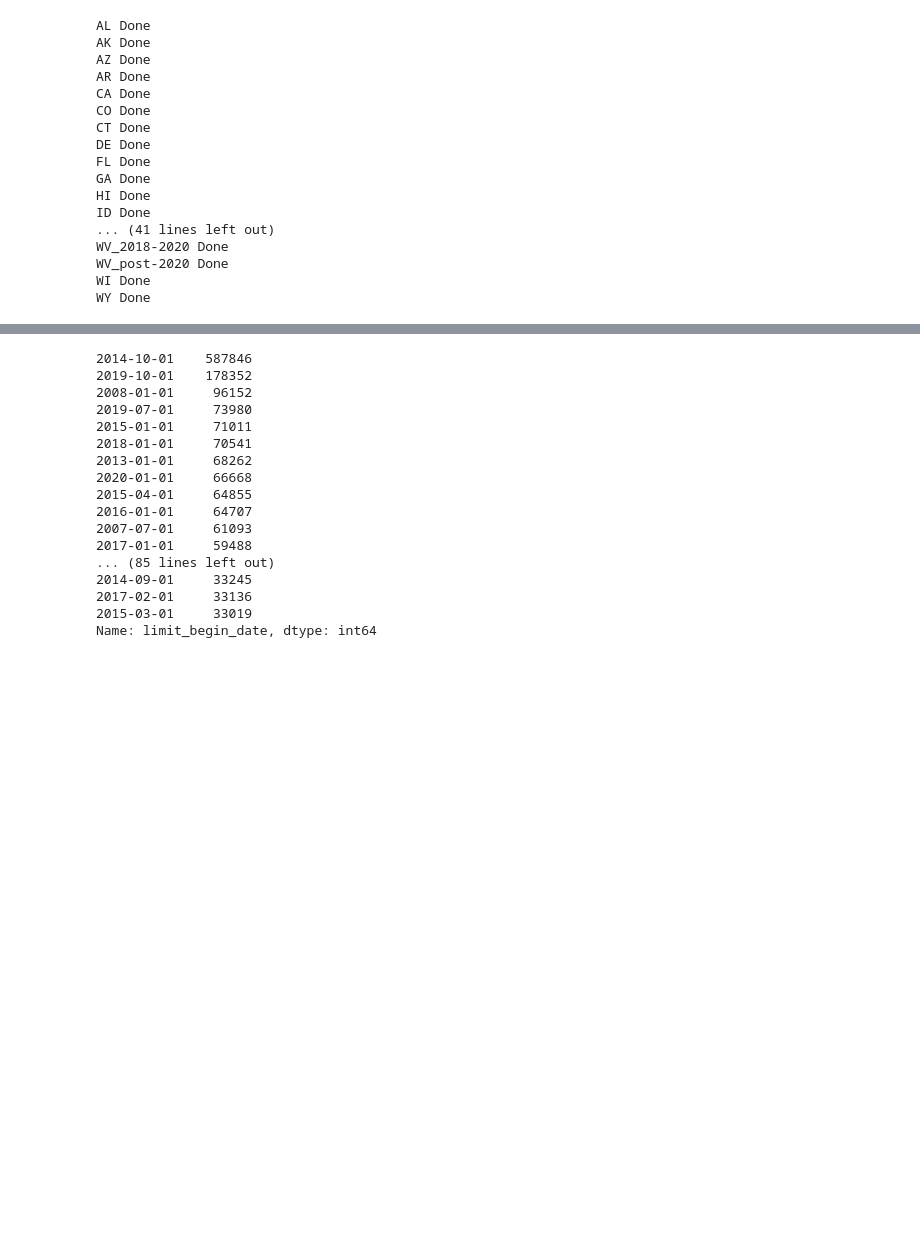
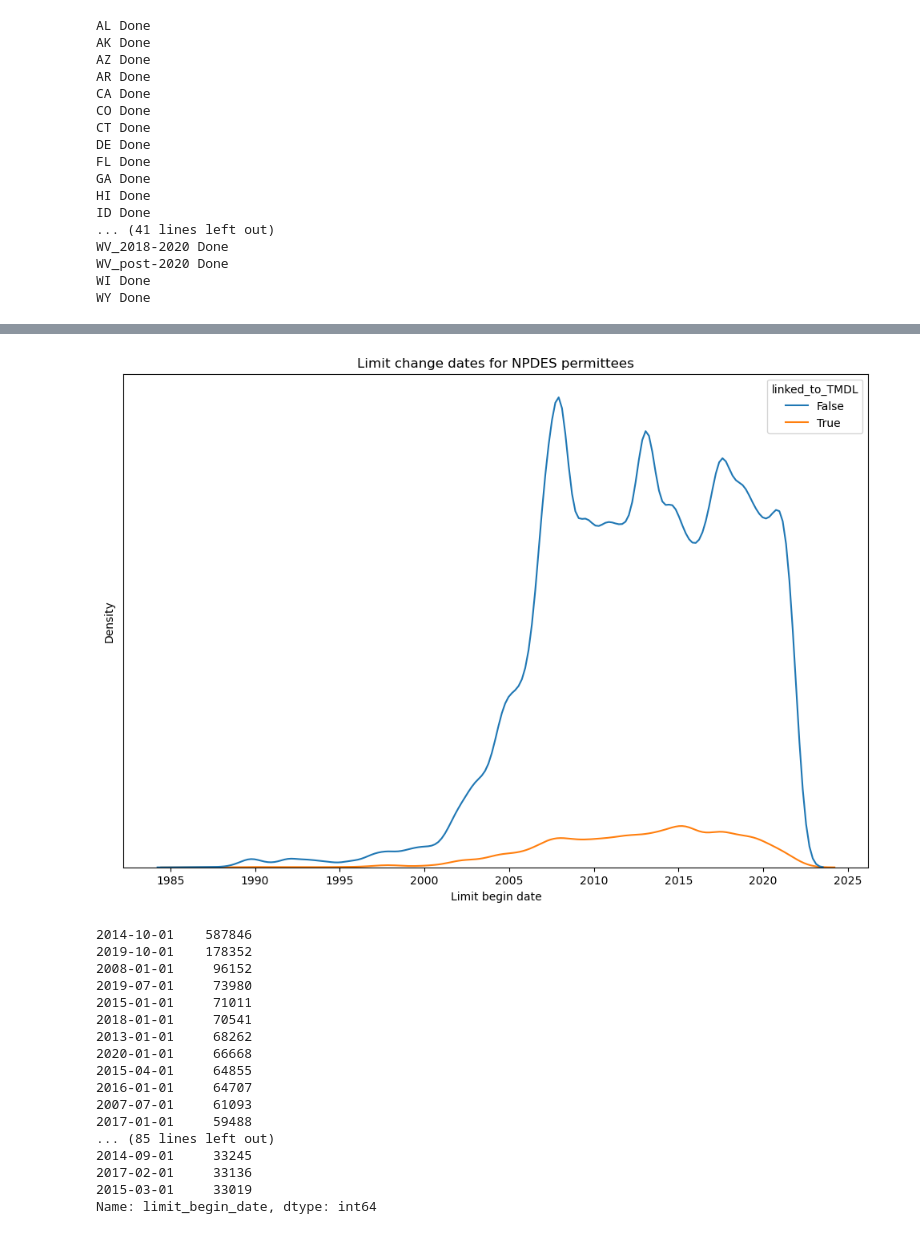
Before and after one commit to reglab/TMDLs_archived, a Jupyter notebook: TMDLS_limit_changes.ipynb, the cells around one changed output, grey strips where cells are left out. Saved outputs shown, nothing was run; the diff lists cells and outputs as text; code cells hidden in the pictures; blank space fills up the shorter version.

```diff
--- a/TMDLS_limit_changes.ipynb
+++ b/TMDLS_limit_changes.ipynb
@@ -763,3 +762,15 @@ No artists with labels found to put in legend.  Note that artists whose label st
+# %%
+prepped_limits['linked_to_TMDL'] = prepped_limits['npdes_permit_id'].apply(lambda x: x in npdes_linked)
+# %%
+plt.style.use('default')
+plt.figure(figsize=(12, 8));
+plt.ylabel('Density')
+plt.xlabel('Limit begin date')
+plt.yticks([])
+sns.kdeplot(data=prepped_limits, hue='linked_to_TMDL', x='limit_change_date');
+plt.title('Limit change dates for NPDES permittees');
+# %% [output]
+[figure, added]
 # %%
 limits_all['limit_begin_date'].value_counts().sort_values(ascending=False).head(100)
 # %% [output]
```
Also changed, not shown: parts of 7 cells of this notebook.
